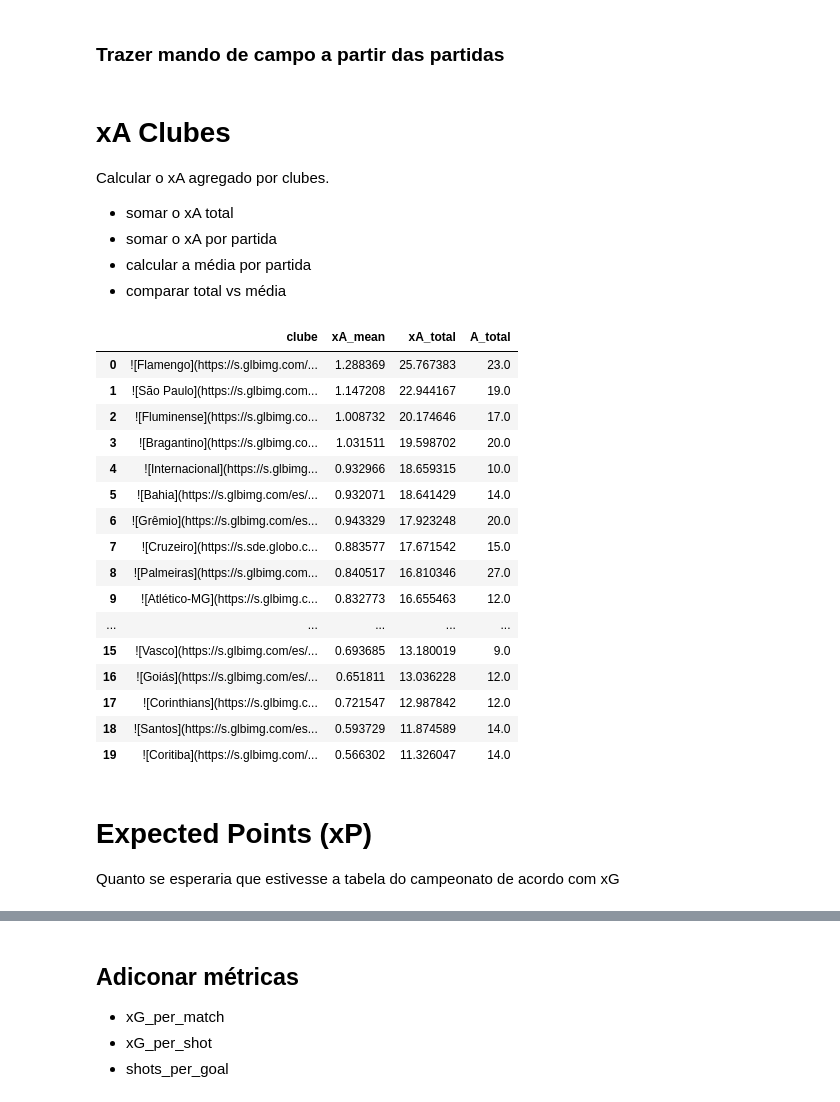
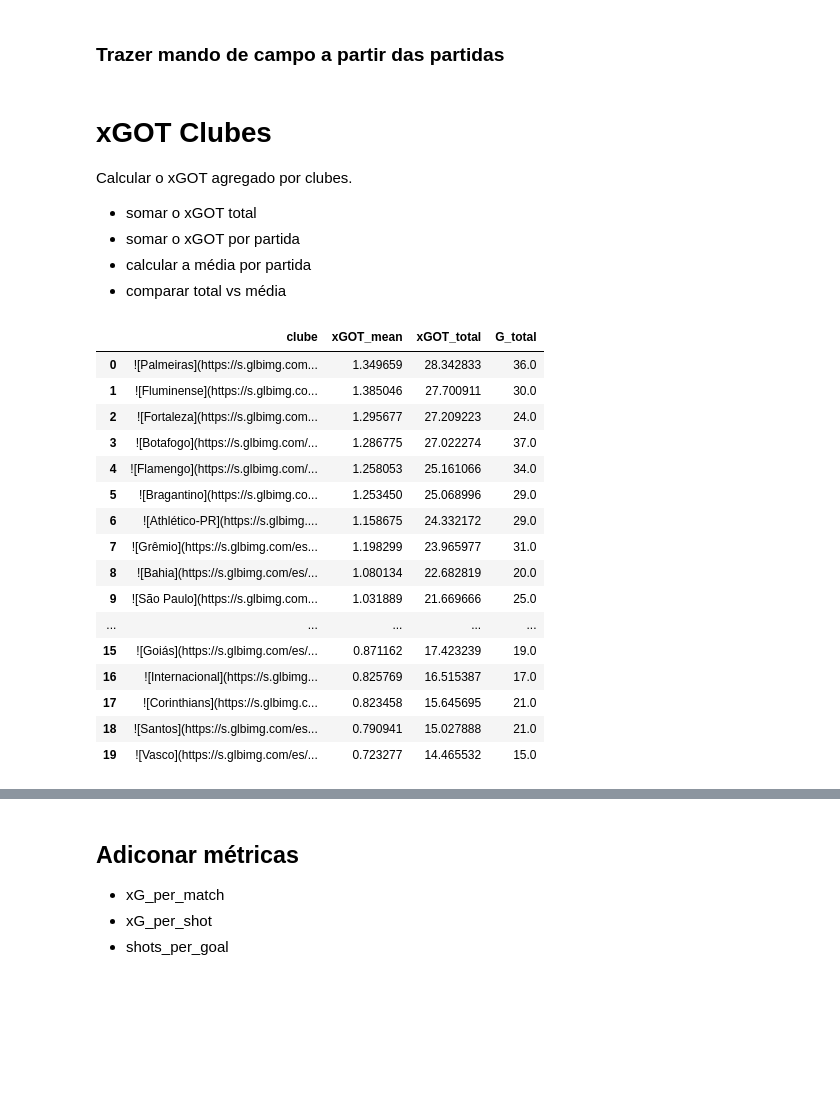
Before and after one commit to patalanov/gm-ml, a Jupyter notebook: gm_xgot.ipynb, the cells around one changed output, grey strips where cells are left out. Saved outputs shown, nothing was run; the diff lists cells and outputs as text; code cells hidden in the pictures; blank space fills up the shorter version.

```diff
--- a/gm_xgot.ipynb
+++ b/gm_xgot.ipynb
@@ -538,6 +534,8 @@ def xgboost_xG(df=None, torneio=None, edicao=None, filtrar=False):
 #df_brasileiro = logistic_regression_xG(df, 'Brasileiro', 2021, filtrar=True)
 
 # treinar xG com dados de todos os torneios
-df_geral = logistic_regression_xG(df=df_assists_on_pitch)
+#df_geral = logistic_regression_xG(df=df_shots_on_target)
+df_geral = xgboost_xG(df=df_shots_on_target)
+
 # filtrar apenas lances do campeonato brasileiro
-df_brasileiro = df_geral.loc[(df_assists_on_pitch['Torneio']=='Brasileiro')&(df_assists_on_pitch['Edicao']==2023)]
+df_brasileiro = df_geral.loc[(df_shots_on_target['Torneio']=='Brasileiro')&(df_shots_on_target['Edicao']==2023)]
@@ -724,60 +724,56 @@ team_icons = {
 # df_merge = df_brasileiro.merge(df_cartola, on='match_id', how='inner')
 # df_merge.info()
 # %% [markdown]
-# xA Clubes
-Calcular o xA agregado por clubes.
+# xGOT Clubes
+Calcular o xGOT agregado por clubes.
 
-- somar o xA total
-- somar o xA por partida
+- somar o xGOT total
+- somar o xGOT por partida
 - calcular a média por partida
 - comparar total vs média
 # %%
 # xG total
-df_clubes_xa_total = df_brasileiro.groupby(['clube_id'])['xA'].agg([('xA_total','sum')]).reset_index()
+df_clubes_xgot_total = df_brasileiro.groupby(['clube_id'])['xGOT'].agg([('xGOT_total','sum')]).reset_index()
 # soma de xG por partida
-df_clubes_xa_match = df_brasileiro.groupby(['clube_id','rodada_id'])['xA'].agg([('xA_sum','sum')]).reset_index()
+df_clubes_xgot_match = df_brasileiro.groupby(['clube_id','rodada_id'])['xGOT'].agg([('xGOT_sum','sum')]).reset_index()
 # media de xG em todas as partidas
-df_clubes_xa_mean = df_clubes_xa_match.groupby('clube_id')['xA_sum'].agg([('xA_mean',np.mean)]).reset_index()
+df_clubes_xgot_mean = df_clubes_xgot_match.groupby('clube_id')['xGOT_sum'].agg([('xGOT_mean',np.mean)]).reset_index()
 # desvio padrão em todas as partidas
-df_clubes_xa_std = df_brasileiro.groupby('clube_id')['xA'].agg([('xA_std',np.std)]).reset_index()
+df_clubes_xgot_std = df_brasileiro.groupby('clube_id')['xGOT'].agg([('xGOT_std',np.std)]).reset_index()
 # gols
-df_clubes_a_total = df_cartola.groupby('clube_id')['A'].agg([('A_total','sum')]).reset_index()
+df_clubes_g_total = df_cartola.groupby('clube_id')['G'].agg([('G_total','sum')]).reset_index()
 # merge
-df_clubes_xa = df_clubes_xa_total.merge(df_clubes_xa_mean, on='clube_id')
+df_clubes_xgot = df_clubes_xgot_total.merge(df_clubes_xgot_mean, on='clube_id')
 # merge again
-df_clubes_xa_vs_a = df_clubes_xa.merge(df_clubes_a_total, on='clube_id')
+df_clubes_xgot_vs_g = df_clubes_xgot.merge(df_clubes_g_total, on='clube_id')
 # and again
-df_clubes_xa_vs_a = df_clubes_xa_vs_a.merge(df_clubes_xa_std, on='clube_id')
+df_clubes_xgot_vs_g = df_clubes_xgot_vs_g.merge(df_clubes_xgot_std, on='clube_id')
 #print(df_clubes_xg_vs_g)
 # equipes por strings
-df_clubes_xa_vs_a['clube'] = df_clubes_xa_vs_a['clube_id'].map(times_dict_r)
-df_clubes_xa_vs_a['clube'] = df_clubes_xa_vs_a['clube'].map(team_icons)
+df_clubes_xgot_vs_g['clube'] = df_clubes_xgot_vs_g['clube_id'].map(times_dict_r)
+df_clubes_xgot_vs_g['clube'] = df_clubes_xgot_vs_g['clube'].map(team_icons)
 # sort por média xG
-df_clubes_xa_vs_a = df_clubes_xa_vs_a.sort_values(by='xA_total',ascending=False).reset_index(drop=True)[['clube', 'xA_mean', 'xA_total','A_total']]
-df_clubes_xa_vs_a.dropna()
+df_clubes_xgot_vs_g = df_clubes_xgot_vs_g.sort_values(by='xGOT_total',ascending=False).reset_index(drop=True)[['clube', 'xGOT_mean', 'xGOT_total','G_total']]
+df_clubes_xgot_vs_g.dropna()
 
-#df_clubes_xa_vs_a.to_csv(f'conteudo/xA_vs_A_R{rodada}.csv', index=False)
+#df_clubes_xg_vs_g.to_csv(f'conteudo/xG_vs_Goals_R{rodada}.csv', index=False)
 
-df_clubes_xa_vs_a
+df_clubes_xgot_vs_g
 # %% [output]
-|  | clube | xA_mean | xA_total | A_total |
-| 0 | ![Flamengo](https://s.glbimg.com/... | 1.288369 | 25.767383 | 23.0 |
-| 1 | ![São Paulo](https://s.glbimg.com... | 1.147208 | 22.944167 | 19.0 |
-| 2 | ![Fluminense](https://s.glbimg.co... | 1.008732 | 20.174646 | 17.0 |
-| 3 | ![Bragantino](https://s.glbimg.co... | 1.031511 | 19.598702 | 20.0 |
-| 4 | ![Internacional](https://s.glbimg... | 0.932966 | 18.659315 | 10.0 |
-| 5 | ![Bahia](https://s.glbimg.com/es/... | 0.932071 | 18.641429 | 14.0 |
-| 6 | ![Grêmio](https://s.glbimg.com/es... | 0.943329 | 17.923248 | 20.0 |
-| 7 | ![Cruzeiro](https://s.sde.globo.c... | 0.883577 | 17.671542 | 15.0 |
-| 8 | ![Palmeiras](https://s.glbimg.com... | 0.840517 | 16.810346 | 27.0 |
-| 9 | ![Atlético-MG](https://s.glbimg.c... | 0.832773 | 16.655463 | 12.0 |
+|  | clube | xGOT_mean | xGOT_total | G_total |
+| 0 | ![Palmeiras](https://s.glbimg.com... | 1.349659 | 28.342833 | 36.0 |
+| 1 | ![Fluminense](https://s.glbimg.co... | 1.385046 | 27.700911 | 30.0 |
+| 2 | ![Fortaleza](https://s.glbimg.com... | 1.295677 | 27.209223 | 24.0 |
+| 3 | ![Botafogo](https://s.glbimg.com/... | 1.286775 | 27.022274 | 37.0 |
+| 4 | ![Flamengo](https://s.glbimg.com/... | 1.258053 | 25.161066 | 34.0 |
+| 5 | ![Bragantino](https://s.glbimg.co... | 1.253450 | 25.068996 | 29.0 |
+| 6 | ![Athlético-PR](https://s.glbimg.... | 1.158675 | 24.332172 | 29.0 |
+| 7 | ![Grêmio](https://s.glbimg.com/es... | 1.198299 | 23.965977 | 31.0 |
+| 8 | ![Bahia](https://s.glbimg.com/es/... | 1.080134 | 22.682819 | 20.0 |
+| 9 | ![São Paulo](https://s.glbimg.com... | 1.031889 | 21.669666 | 25.0 |
 | ... | ... | ... | ... | ... |
-| 15 | ![Vasco](https://s.glbimg.com/es/... | 0.693685 | 13.180019 | 9.0 |
-| 16 | ![Goiás](https://s.glbimg.com/es/... | 0.651811 | 13.036228 | 12.0 |
-| 17 | ![Corinthians](https://s.glbimg.c... | 0.721547 | 12.987842 | 12.0 |
-| 18 | ![Santos](https://s.glbimg.com/es... | 0.593729 | 11.874589 | 14.0 |
-| 19 | ![Coritiba](https://s.glbimg.com/... | 0.566302 | 11.326047 | 14.0 |
+| 15 | ![Goiás](https://s.glbimg.com/es/... | 0.871162 | 17.423239 | 19.0 |
+| 16 | ![Internacional](https://s.glbimg... | 0.825769 | 16.515387 | 17.0 |
+| 17 | ![Corinthians](https://s.glbimg.c... | 0.823458 | 15.645695 | 21.0 |
+| 18 | ![Santos](https://s.glbimg.com/es... | 0.790941 | 15.027888 | 21.0 |
+| 19 | ![Vasco](https://s.glbimg.com/es/... | 0.723277 | 14.465532 | 15.0 |
-# %% [markdown]
-# Expected Points (xP)
-
-Quanto se esperaria que estivesse a tabela do campeonato de acordo com xG
```
Also changed, not shown: parts of 77 cells of this notebook, 1 other file.
